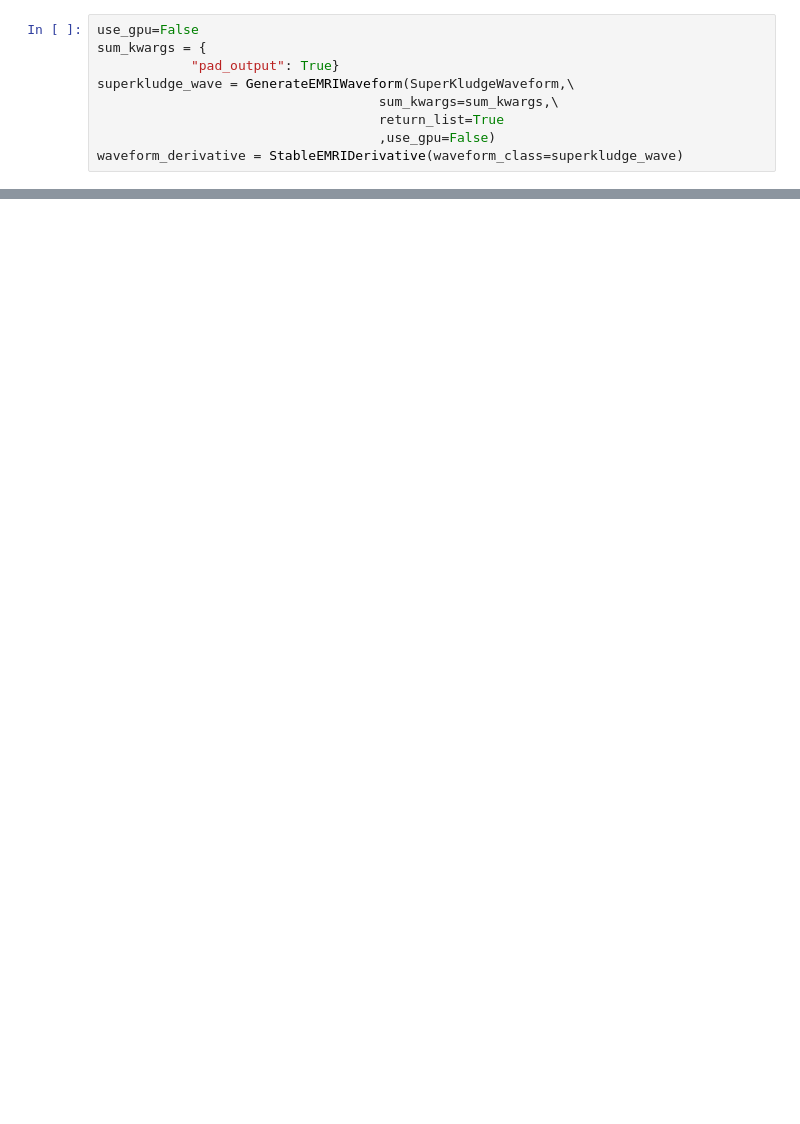
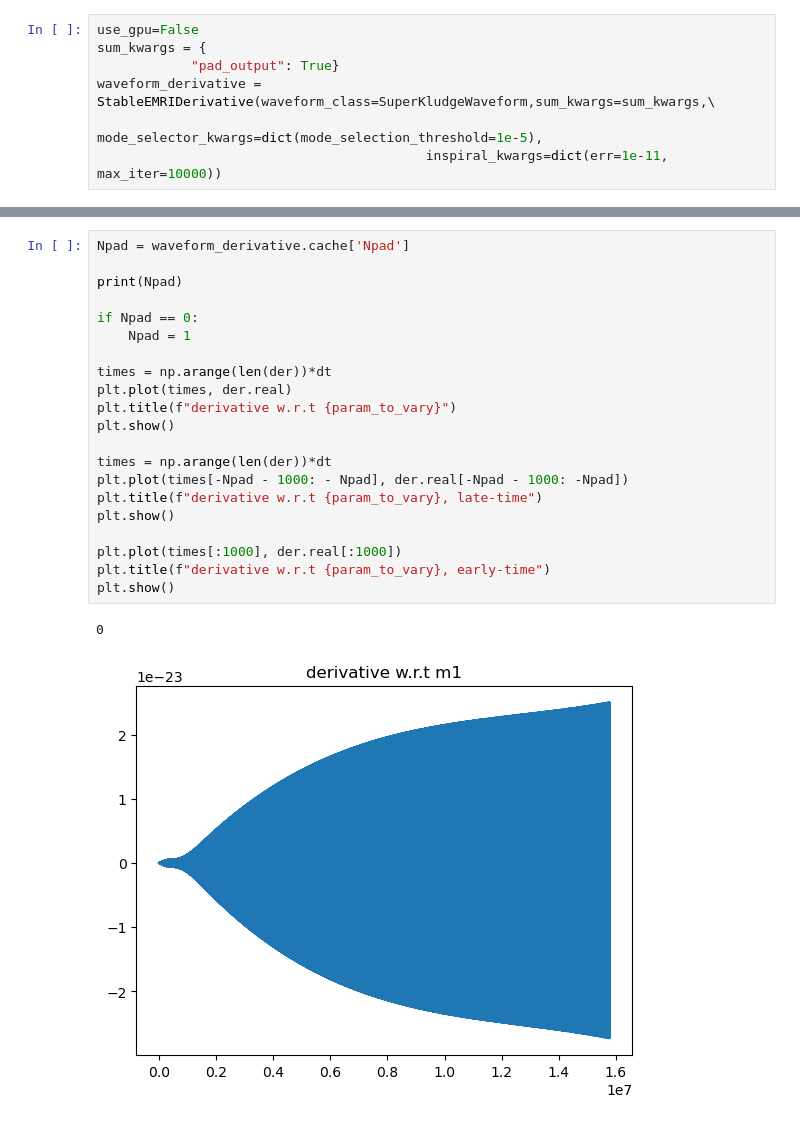
Before and after one commit to rishavrste/SuperKludge_r, a Jupyter notebook: Super_Kludge_Deviation_Example/fisher_matrix.ipynb, the cells around one changed output, grey strips where cells are left out. Cells and saved outputs as stored; diff of their text form; blank space fills up the shorter version.

```diff
--- a/Super_Kludge_Deviation_Example/fisher_matrix.ipynb
+++ b/Super_Kludge_Deviation_Example/fisher_matrix.ipynb
@@ -49,8 +50,6 @@ Not on GPU
 use_gpu=False
 sum_kwargs = {
             "pad_output": True}
-superkludge_wave = GenerateEMRIWaveform(SuperKludgeWaveform,\
-                                    sum_kwargs=sum_kwargs,\
-                                    return_list=True
-                                    ,use_gpu=False)
-waveform_derivative = StableEMRIDerivative(waveform_class=superkludge_wave)
+waveform_derivative = StableEMRIDerivative(waveform_class=SuperKludgeWaveform,sum_kwargs=sum_kwargs,\
+                                           mode_selector_kwargs=dict(mode_selection_threshold=1e-5),
+                                          inspiral_kwargs=dict(err=1e-11, max_iter=10000))
@@ -126,0 +108,24 @@ few.waveform.waveform.GenerateEMRIWaveform
+# %%
+Npad = waveform_derivative.cache['Npad']
+
+print(Npad)
+
+if Npad == 0:
+    Npad = 1
+
+times = np.arange(len(der))*dt
+plt.plot(times, der.real)
+plt.title(f"derivative w.r.t {param_to_vary}")
+plt.show()
+
+times = np.arange(len(der))*dt
+plt.plot(times[-Npad - 1000: - Npad], der.real[-Npad - 1000: -Npad])
+plt.title(f"derivative w.r.t {param_to_vary}, late-time")
+plt.show()
+
+plt.plot(times[:1000], der.real[:1000])
+plt.title(f"derivative w.r.t {param_to_vary}, early-time")
+plt.show()
+# %% [output]
+0
+[figure, added]
```
Also changed, not shown: parts of 5 cells of this notebook, 1 other file.
